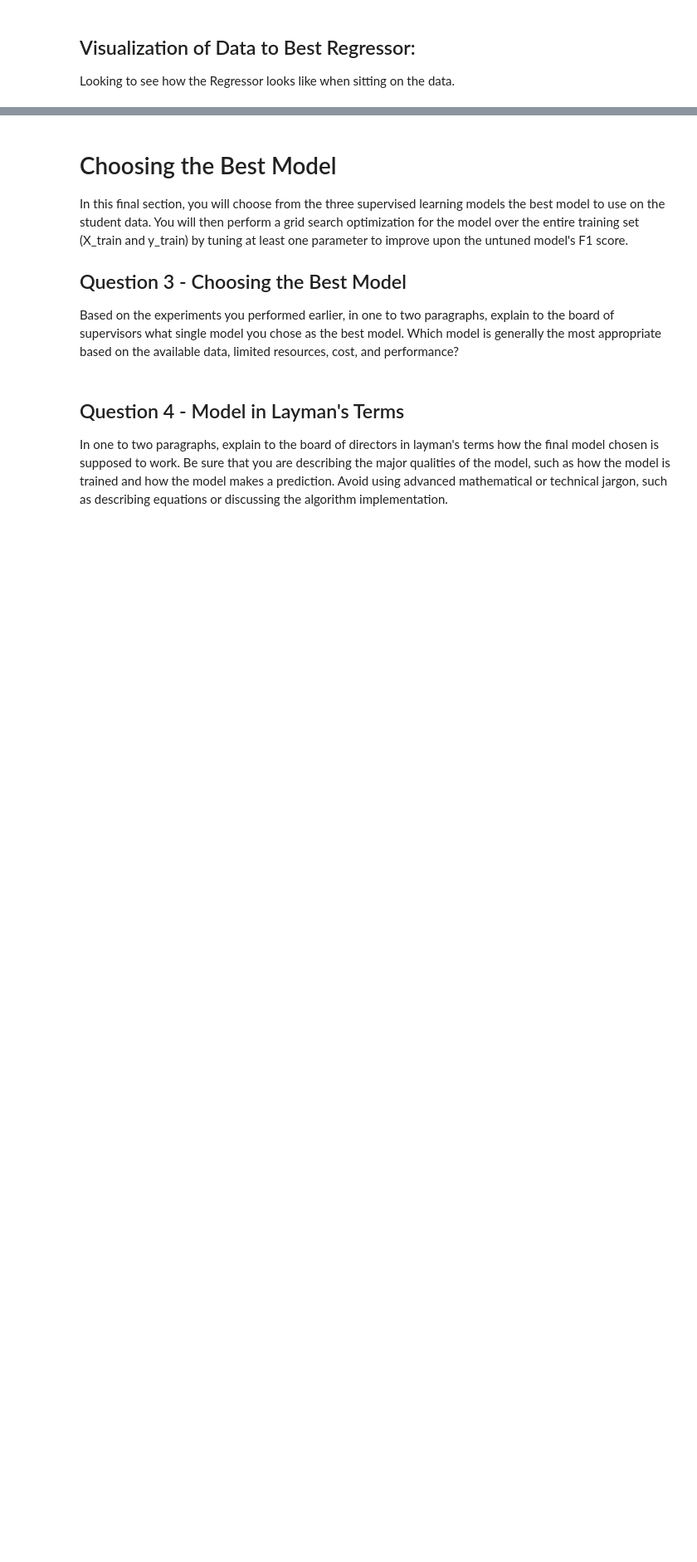
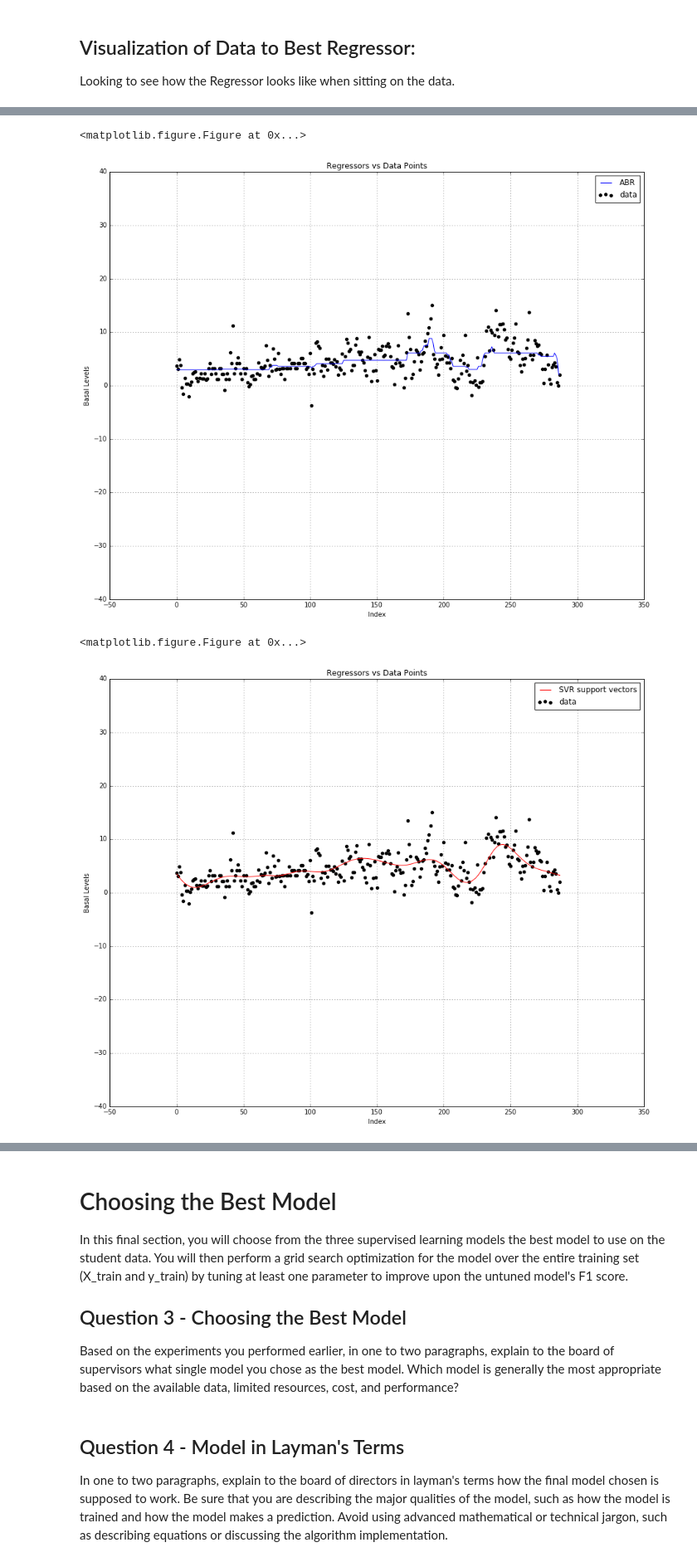
Before and after one commit to rbiven/ArtificialPanc, a Jupyter notebook: CapstoneDiabetes1.ipynb, the cells around one changed output, grey strips where cells are left out. Shown at 83% size. Cells and saved outputs as stored; diff of their text form; code cells hidden in the pictures; blank space fills up the shorter version.

```diff
--- a/CapstoneDiabetes1.ipynb
+++ b/CapstoneDiabetes1.ipynb
@@ -154,11 +155,14 @@ Therefore, we currently have 576 data points, but I am transforming that to 288:
 # %%
 #dayBasal = diabetes_data[["Time", "Basal Carbs (Liver)"]].mean(axis=1)
 
-dayBasal =  diabetes_data['Basal Carbs (Liver)'].groupby(diabetes_data['Time']).mean()
+dayBasal =  diabetes_data['Basal Carbs (Liver)'].groupby(diabetes_data['Time']).median()
+avgBG    =  diabetes_data['BG'].groupby(diabetes_data['Time']).mean()
 
 df1 = list(dayBasal)
 df2 = list(diabetes_data["Time"][:288])
 df3 = list(diabetes_data["Basal Insulin"][:288])
+df4 = list(avgBG)
+
 
 columnTitle = ['Time of Day','Basal Insulin','Liver Carbs']
 DF = {'Time of Day':df2,'Basal Insulin': df3,'Liver Carbs':df1}
@@ -508,0 +449,73 @@ plt.show()
+# %%
+import sklearn.learning_curve as curves
+y_pred2 = clf_B.predict(X_all)
+y_pred3 = clf_C.predict(X_all)
+y_pred4 = clf_D.predict(X_all)
+
+# Visualize data and regression curves
+plt.figure()
+plt.figure(figsize=(15,12))
+x_scat = range(day_readings)
+
+plt.scatter(x_scat, newDF["Liver Carbs"], c='k', label='data', zorder=1)
+plt.plot(x_scat, y_pred2, c='b', label='ABR', zorder=2)
+
+plt.xlabel('Index')
+plt.ylabel('Basal Levels')
+plt.title('Regressors vs Data Points')
+plt.ylim([-40,40])
+plt.grid(True)
+plt.legend()
+
+# Visualize data and regression curves
+plt.figure()
+plt.figure(figsize=(15,12))
+x_scat = range(day_readings)
+
+plt.scatter(x_scat, newDF["Liver Carbs"], c='k', label='data', zorder=1)
+plt.plot(x_scat, y_pred3, c='r', label='SVR support vectors',zorder=2)
+
+plt.xlabel('Index')
+plt.ylabel('Basal Levels')
+plt.title('Regressors vs Data Points')
+plt.ylim([-40,40])
+plt.grid(True)
+plt.legend()
+
+# Visualize data and regression curves
+plt.figure()
+plt.figure(figsize=(15,12))
+x_scat = range(day_readings)
+
+plt.scatter(x_scat, newDF["Liver Carbs"], c='k', label='data', zorder=1)
+plt.plot(x_scat, y_pred4, c='c', label='GP',zorder=2)
+
+plt.xlabel('Index')
+plt.ylabel('Basal Levels')
+plt.title('Regressors vs Data Points')
+plt.ylim([-40,40])
+plt.grid(True)
+plt.legend()
+
+# Visualize data and regression curves
+plt.figure()
+plt.figure(figsize=(15,12))
+x_scat = range(day_readings)
+
+#plt.scatter(x_scat, newDF["Liver Carbs"], c='k', label='data', zorder=1)
+plt.plot(x_scat, y_pred2, c='b', label='ABR', zorder=2)
+plt.plot(x_scat, y_pred3, c='r', label='SVR support vectors',zorder=2)
+plt.plot(x_scat, y_pred4, c='c', label='GP',zorder=2)
+
+plt.xlabel('Index')
+plt.ylabel('Basal Levels')
+plt.title('Comparison of Regressors')
+plt.ylim([-40,40])
+plt.grid(True)
+plt.legend()
+plt.show()
+# %% [output]
+<matplotlib.figure.Figure at 0x...>
+[figure, added]
+<matplotlib.figure.Figure at 0x...>
+[figure, added]
```
Also changed, not shown: parts of 14 cells of this notebook.
